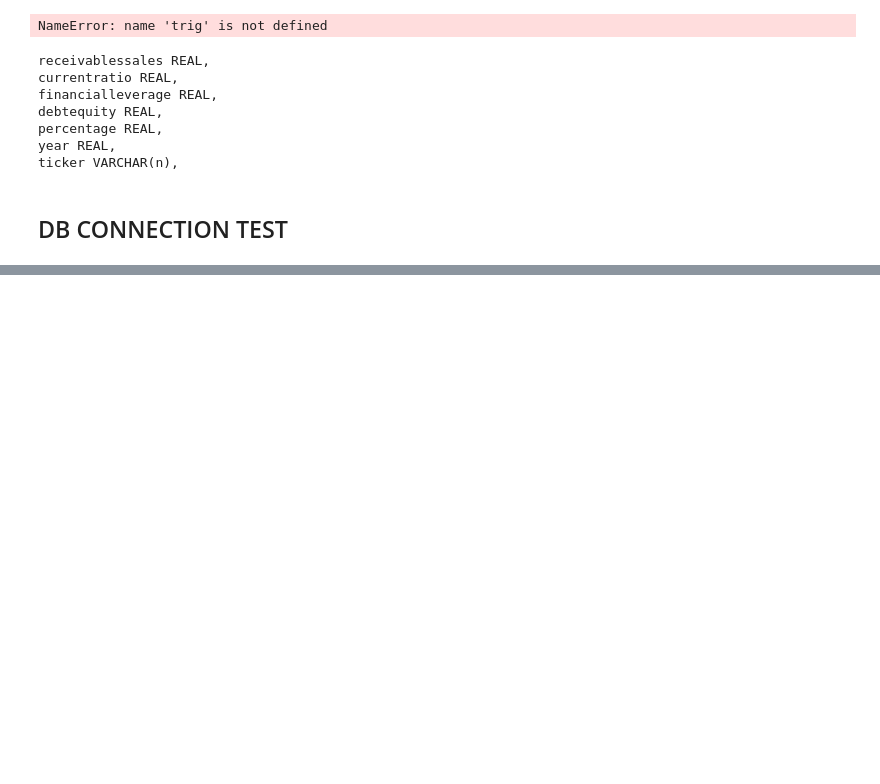
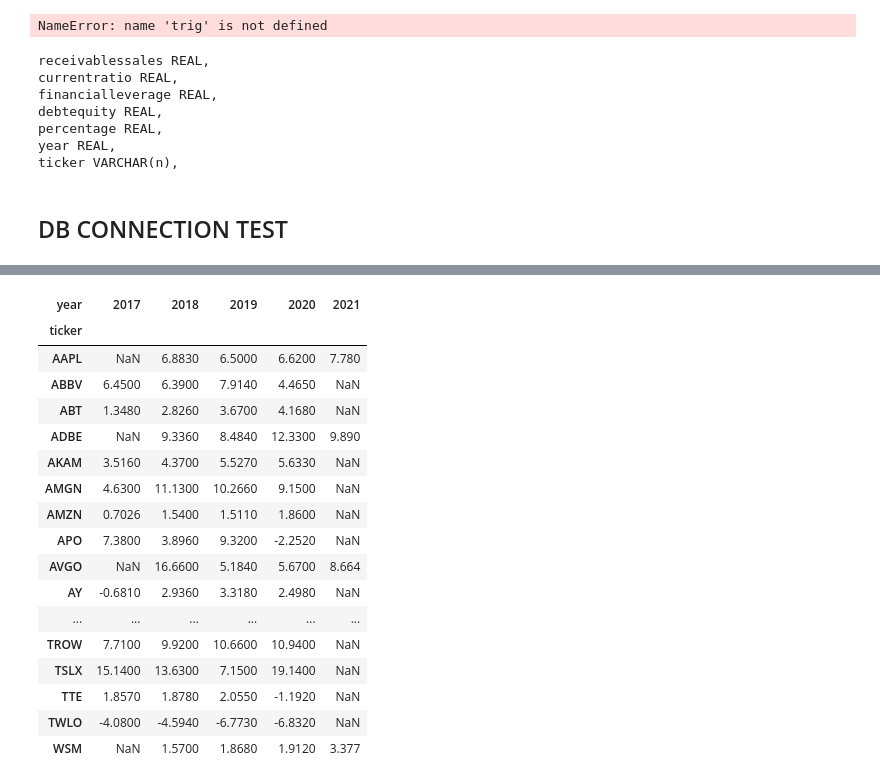
Before and after one commit to Michiel-DK/tracker, a Jupyter notebook: notebooks/try.ipynb, the cells around one changed output, grey strips where cells are left out. Cells and saved outputs as stored; diff of their text form; code cells hidden in the pictures; blank space fills up the shorter version.

```diff
--- a/notebooks/try.ipynb
+++ b/notebooks/try.ipynb
@@ -558,0 +747,21 @@ cur.close()
+# %%
+pd.pivot_table(yearly_moat, index='ticker', columns='year', values='moatpercentage')
+# %% [output]
+| year | 2017 | 2018 | 2019 | 2020 | 2021 |
+| ticker |  |  |  |  |  |
+| AAPL | NaN | 6.8830 | 6.5000 | 6.6200 | 7.780 |
+| ABBV | 6.4500 | 6.3900 | 7.9140 | 4.4650 | NaN |
+| ABT | 1.3480 | 2.8260 | 3.6700 | 4.1680 | NaN |
+| ADBE | NaN | 9.3360 | 8.4840 | 12.3300 | 9.890 |
+| AKAM | 3.5160 | 4.3700 | 5.5270 | 5.6330 | NaN |
+| AMGN | 4.6300 | 11.1300 | 10.2660 | 9.1500 | NaN |
+| AMZN | 0.7026 | 1.5400 | 1.5110 | 1.8600 | NaN |
+| APO | 7.3800 | 3.8960 | 9.3200 | -2.2520 | NaN |
+| AVGO | NaN | 16.6600 | 5.1840 | 5.6700 | 8.664 |
+| AY | -0.6810 | 2.9360 | 3.3180 | 2.4980 | NaN |
+| ... | ... | ... | ... | ... | ... |
+| TROW | 7.7100 | 9.9200 | 10.6600 | 10.9400 | NaN |
+| TSLX | 15.1400 | 13.6300 | 7.1500 | 19.1400 | NaN |
+| TTE | 1.8570 | 1.8780 | 2.0550 | -1.1920 | NaN |
+| TWLO | -4.0800 | -4.5940 | -6.7730 | -6.8320 | NaN |
+| WSM | NaN | 1.5700 | 1.8680 | 1.9120 | 3.377 |
```
Also changed, not shown: parts of 30 cells of this notebook, 2 other files.
